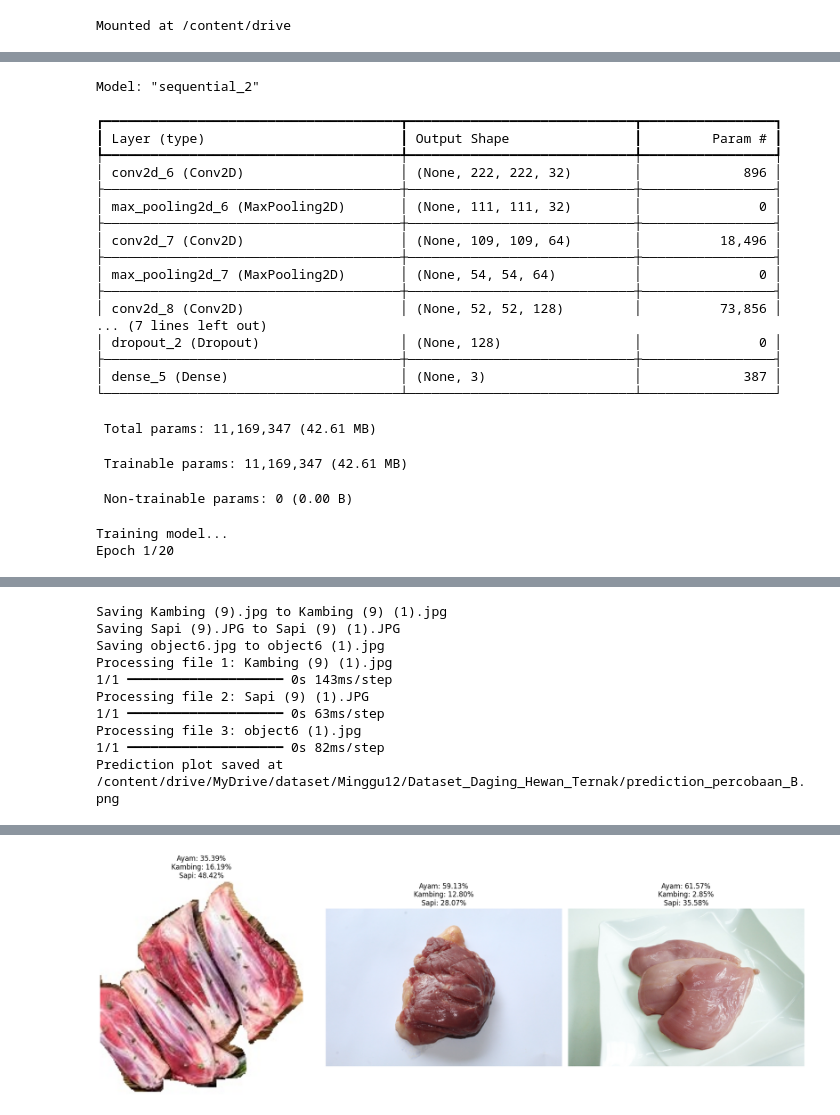
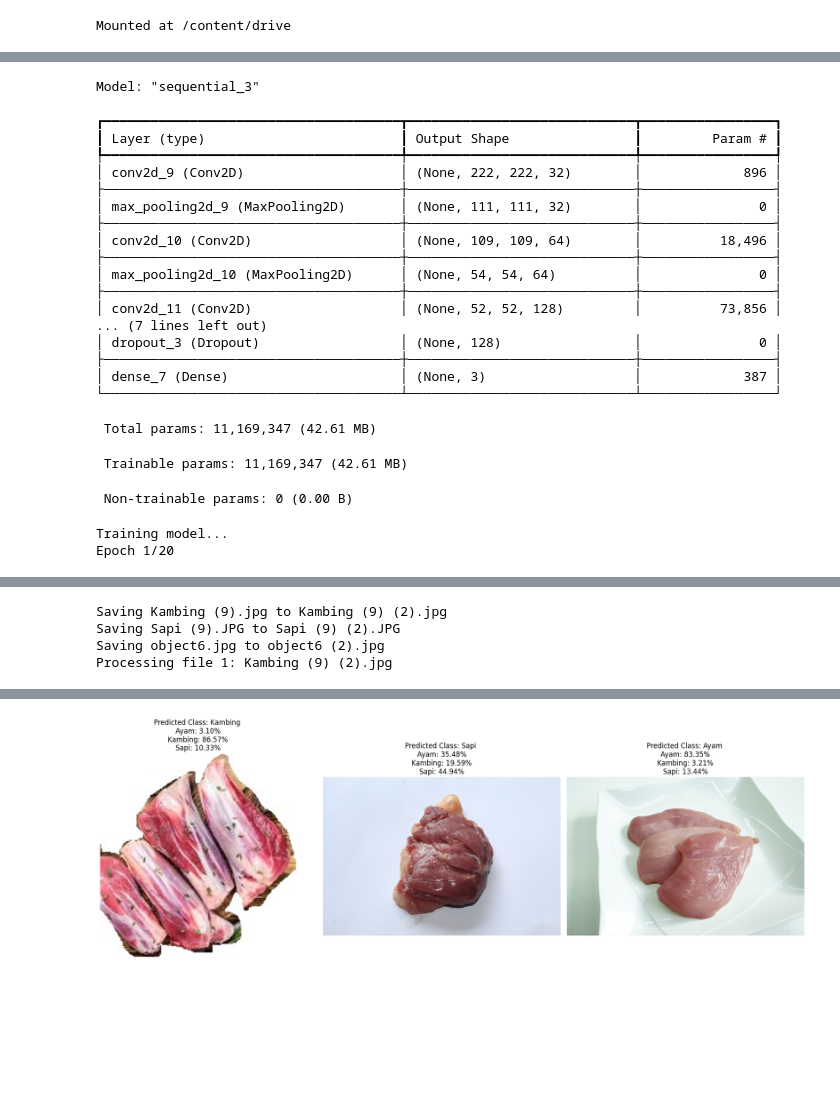
Before and after one commit to Tirta2241720045/PCVK_Ganjil_2024, a Jupyter notebook: Kuis 2 PCVK/Percobaan_B.ipynb, the cells around one changed output, grey strips where cells are left out. Saved outputs shown, nothing was run; the diff lists cells and outputs as text; code cells hidden in the pictures; blank space fills up the shorter version.

```diff
--- a/Kuis 2 PCVK/Percobaan_B.ipynb
+++ b/Kuis 2 PCVK/Percobaan_B.ipynb
@@ -89,7 +89,6 @@ def plot_training_history(history, save_path):
     print(f"Training history plot saved at {save_path}")
     plt.close()
 
-
 def predict_uploaded_images(model, target_size=(224, 224), save_dir=SAVE_DIR):
     print("Please upload 3 images for prediction.")
     uploaded = files.upload()
@@ -131,7 +130,7 @@ def predict_uploaded_images(model, target_size=(224, 224), save_dir=SAVE_DIR):
         prediction_text = "\n".join(
             [f"{cls}: {predictions_results[i][idx] * 100:.2f}%" for idx, cls in enumerate(classes)]
         )
-        plt.title(prediction_text)
+        plt.title(f"Predicted Class: {classes[np.argmax(predictions_results[i])]} \n{prediction_text}")
 
     plt.tight_layout()
 
@@ -139,7 +138,6 @@ def predict_uploaded_images(model, target_size=(224, 224), save_dir=SAVE_DIR):
     plt.savefig(prediction_save_path)
     print(f"Prediction plot saved at {prediction_save_path}")
     plt.show()
-
 
 def main():
     print("Loading training data...")
@@ -220,23 +218,23 @@ Loading 20 images for class Kambing from /content/drive/MyDrive/dataset/Minggu12
 Loading 20 images for class Sapi from /content/drive/MyDrive/dataset/Minggu12/Dataset_Daging_Hewan_Ternak/Testing
 Training samples: 240
 Testing samples: 60
-Model: "sequential_2"
+Model: "sequential_3"
 ┏━━━━━━━━━━━━━━━━━━━━━━━━━━━━━━━━━━━━━━┳━━━━━━━━━━━━━━━━━━━━━━━━━━━━━┳━━━━━━━━━━━━━━━━━┓
 ┃ Layer (type)                         ┃ Output Shape                ┃         Param # ┃
 ┡━━━━━━━━━━━━━━━━━━━━━━━━━━━━━━━━━━━━━━╇━━━━━━━━━━━━━━━━━━━━━━━━━━━━━╇━━━━━━━━━━━━━━━━━┩
-│ conv2d_6 (Conv2D)                    │ (None, 222, 222, 32)        │             896 │
+│ conv2d_9 (Conv2D)                    │ (None, 222, 222, 32)        │             896 │
 ├──────────────────────────────────────┼─────────────────────────────┼─────────────────┤
-│ max_pooling2d_6 (MaxPooling2D)       │ (None, 111, 111, 32)        │               0 │
+│ max_pooling2d_9 (MaxPooling2D)       │ (None, 111, 111, 32)        │               0 │
 ├──────────────────────────────────────┼─────────────────────────────┼─────────────────┤
-│ conv2d_7 (Conv2D)                    │ (None, 109, 109, 64)        │          18,496 │
+│ conv2d_10 (Conv2D)                   │ (None, 109, 109, 64)        │          18,496 │
 ├──────────────────────────────────────┼─────────────────────────────┼─────────────────┤
-│ max_pooling2d_7 (MaxPooling2D)       │ (None, 54, 54, 64)          │               0 │
+│ max_pooling2d_10 (MaxPooling2D)      │ (None, 54, 54, 64)          │               0 │
 ├──────────────────────────────────────┼─────────────────────────────┼─────────────────┤
-│ conv2d_8 (Conv2D)                    │ (None, 52, 52, 128)         │          73,856 │
+│ conv2d_11 (Conv2D)                   │ (None, 52, 52, 128)         │          73,856 │
 ... (7 lines left out)
-│ dropout_2 (Dropout)                  │ (None, 128)                 │               0 │
+│ dropout_3 (Dropout)                  │ (None, 128)                 │               0 │
 ├──────────────────────────────────────┼─────────────────────────────┼─────────────────┤
-│ dense_5 (Dense)                      │ (None, 3)                   │             387 │
+│ dense_7 (Dense)                      │ (None, 3)                   │             387 │
 └──────────────────────────────────────┴─────────────────────────────┴─────────────────┘
  Total params: 11,169,347 (42.61 MB)
  Trainable params: 11,169,347 (42.61 MB)
@@ -262,12 +260,6 @@ Test loss: 0.2488
 Please upload 3 images for prediction.
 [interactive output not drawn]
-Saving Kambing (9).jpg to Kambing (9) (1).jpg
-Saving Sapi (9).JPG to Sapi (9) (1).JPG
-Saving object6.jpg to object6 (1).jpg
-Processing file 1: Kambing (9) (1).jpg
-1/1 ━━━━━━━━━━━━━━━━━━━━ 0s 143ms/step
-Processing file 2: Sapi (9) (1).JPG
-1/1 ━━━━━━━━━━━━━━━━━━━━ 0s 63ms/step
-Processing file 3: object6 (1).jpg
-1/1 ━━━━━━━━━━━━━━━━━━━━ 0s 82ms/step
-Prediction plot saved at /content/drive/MyDrive/dataset/Minggu12/Dataset_Daging_Hewan_Ternak/prediction_percobaan_B.png
+Saving Kambing (9).jpg to Kambing (9) (2).jpg
+Saving Sapi (9).JPG to Sapi (9) (2).JPG
+Saving object6.jpg to object6 (2).jpg
+Processing file 1: Kambing (9) (2).jpg
@@ -274 +273 @@ Prediction plot saved at /content/drive/MyDrive/dataset/Minggu12/Dataset_Daging_
-[figure, old version]
+[figure, new version]
```
Also changed, not shown: parts of 1 cell of this notebook.
